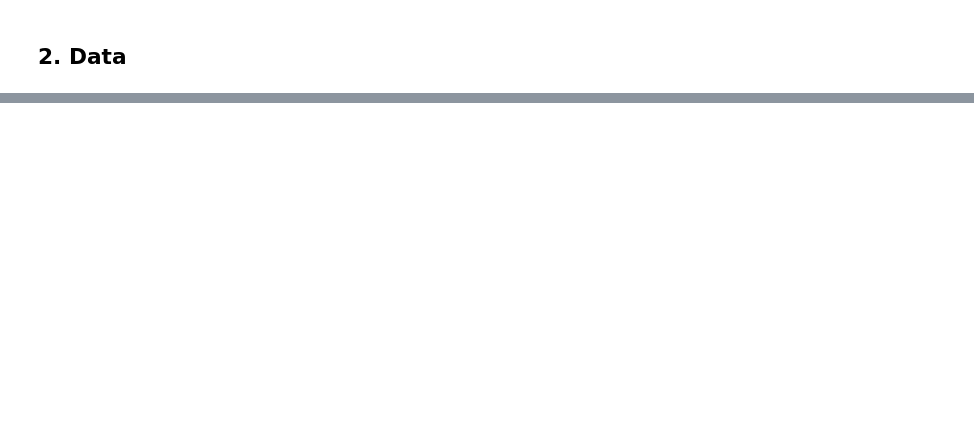
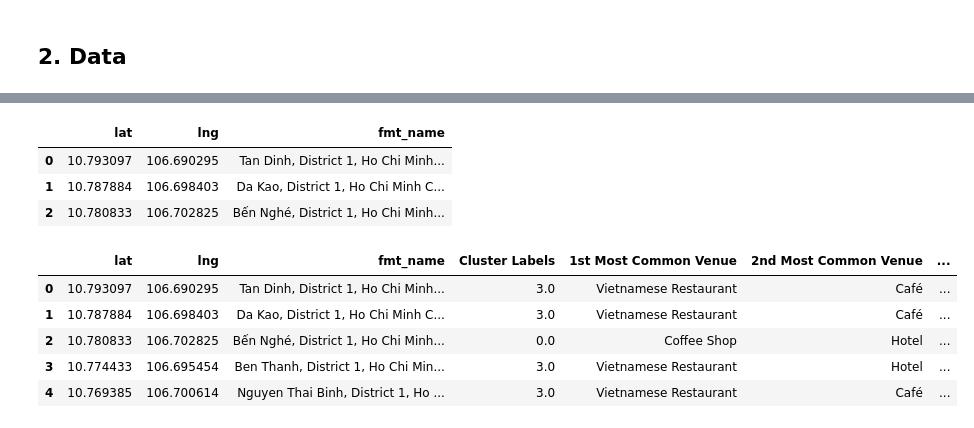
Before and after one commit to hailongnk/Coursera_Capstone, a Jupyter notebook: bar_in_ho_chi_minh_city.ipynb, the cells around one changed output, grey strips where cells are left out. Cells and saved outputs as stored; diff of their text form; code cells hidden in the pictures; blank space fills up the shorter version.

```diff
--- a/bar_in_ho_chi_minh_city.ipynb
+++ b/bar_in_ho_chi_minh_city.ipynb
@@ -13,0 +40,3 @@ To help selecting good place for a new bar, I would like to use
+# %%
+# Get Google API key
+google_map_api_key = "removed" # removed this when possible
@@ -13,0 +323,21 @@ To help selecting good place for a new bar, I would like to use
+# %%
+num_top_venues = 10
+
+indicators = ['st', 'nd', 'rd']
+
+# create columns according to number of top venues
+columns = ['Neighbourhood']
+for ind in np.arange(num_top_venues):
+    try:
+        columns.append('{}{} Most Common Venue'.format(ind+1, indicators[ind]))
+    except:
+        columns.append('{}th Most Common Venue'.format(ind+1))
+
+# create a new dataframe
+neighborhoods_venues_sorted = pd.DataFrame(columns=columns)
+neighborhoods_venues_sorted['Neighbourhood'] = hcmc_grouped['Neighbourhood']
+
+for ind in np.arange(hcmc_grouped.shape[0]):
+    neighborhoods_venues_sorted.iloc[ind, 1:] = return_most_common_venues(hcmc_grouped.iloc[ind, :], num_top_venues)
+
+neighborhoods_venues_sorted.head()
@@ -13,0 +351,11 @@ To help selecting good place for a new bar, I would like to use
+# %%
+# set number of clusters
+kclusters = 5
+
+hcmc_grouped_clustering = hcmc_grouped.drop('Neighbourhood', 1)
+
+# run k-means clustering
+kmeans = KMeans(n_clusters=kclusters, random_state=0).fit(hcmc_grouped_clustering)
+
+# check cluster labels generated for each row in the dataframe
+kmeans.labels_[0:10]
@@ -13,0 +371,24 @@ To help selecting good place for a new bar, I would like to use
+# %%
+newdataset.head(3)
+# %% [output]
+|  | lat | lng | fmt_name |
+| 0 | 10.793097 | 106.690295 | Tan Dinh, District 1, Ho Chi Minh... |
+| 1 | 10.787884 | 106.698403 | Da Kao, District 1, Ho Chi Minh C... |
+| 2 | 10.780833 | 106.702825 | Bến Nghé, District 1, Ho Chi Minh... |
+# %%
+# add clustering labels
+neighborhoods_venues_sorted.insert(0, 'Cluster Labels', kmeans.labels_)
+
+hcmc_merged = newdataset
+
+# merge toronto_grouped with toronto_data to add latitude/longitude for each neighborhood
+hcmc_merged = hcmc_merged.join(neighborhoods_venues_sorted.set_index('Neighbourhood'), on='fmt_name')
+
+hcmc_merged.head()
+# %% [output]
+|  | lat | lng | fmt_name | Cluster Labels | 1st Most Common Venue | 2nd Most Common Venue | ... |
+| 0 | 10.793097 | 106.690295 | Tan Dinh, District 1, Ho Chi Minh... | 3.0 | Vietnamese Restaurant | Café | ... |
+| 1 | 10.787884 | 106.698403 | Da Kao, District 1, Ho Chi Minh C... | 3.0 | Vietnamese Restaurant | Café | ... |
+| 2 | 10.780833 | 106.702825 | Bến Nghé, District 1, Ho Chi Minh... | 0.0 | Coffee Shop | Hotel | ... |
+| 3 | 10.774433 | 106.695454 | Ben Thanh, District 1, Ho Chi Min... | 3.0 | Vietnamese Restaurant | Hotel | ... |
+| 4 | 10.769385 | 106.700614 | Nguyen Thai Binh, District 1, Ho ... | 3.0 | Vietnamese Restaurant | Café | ... |
```
Also changed, not shown: parts of 49 cells of this notebook.
